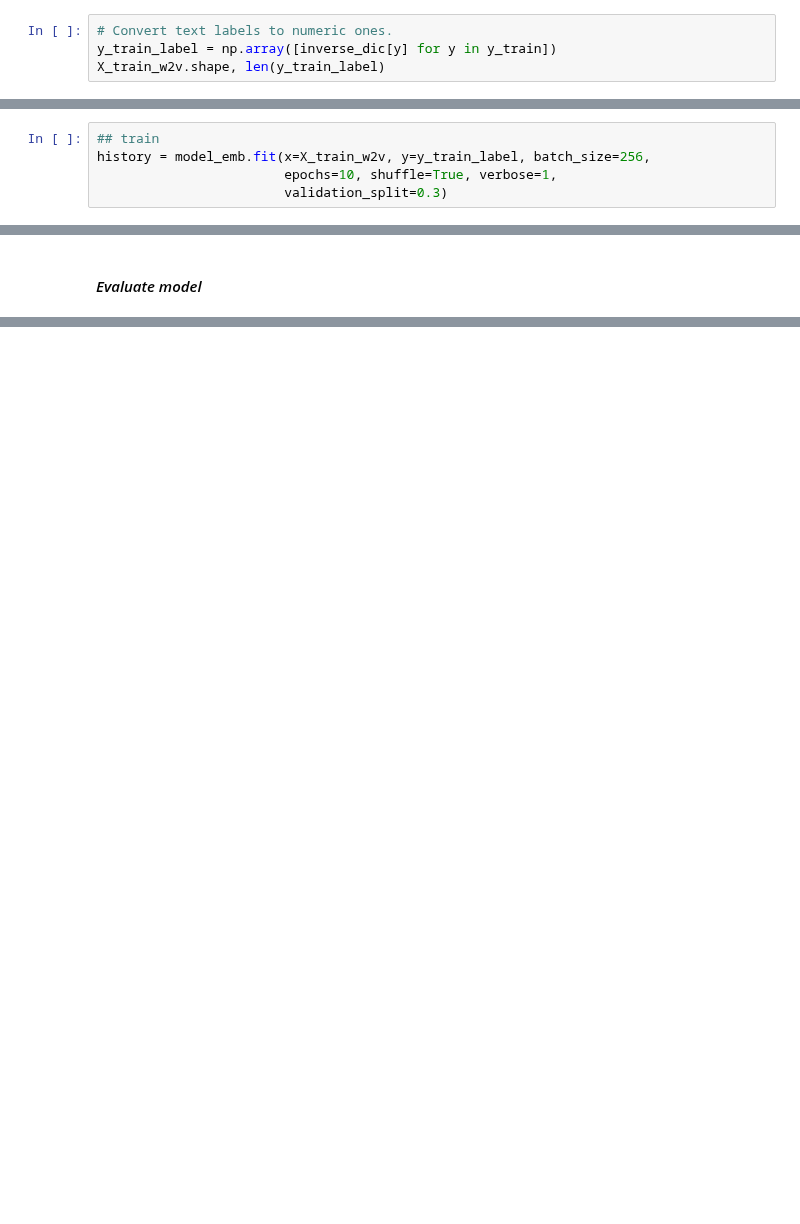
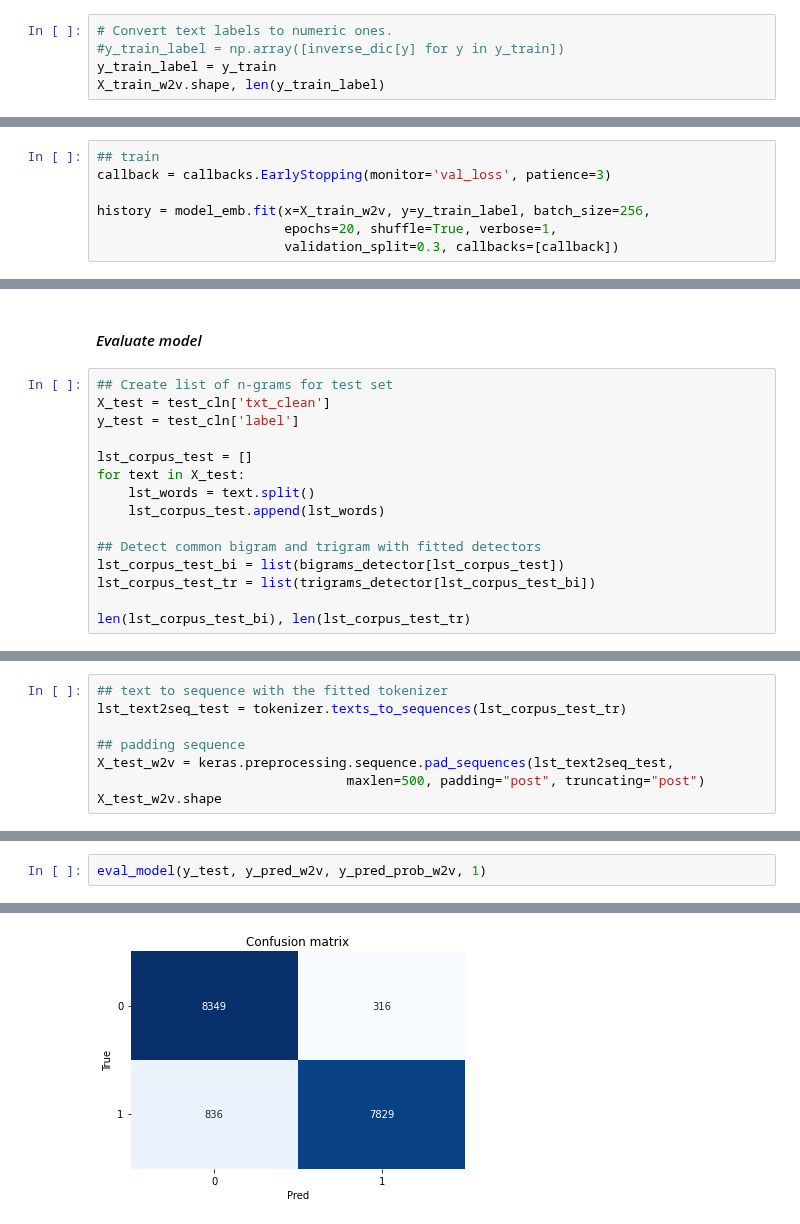
Before and after one commit to ShiuLab/plant_sci_hist, a Jupyter notebook: 2_text_classify/script_text_classify_w2v.ipynb, the cells around one changed output, grey strips where cells are left out. Cells and saved outputs as stored; diff of their text form; blank space fills up the shorter version.

```diff
--- a/2_text_classify/script_text_classify_w2v.ipynb
+++ b/2_text_classify/script_text_classify_w2v.ipynb
@@ -531,4 +564,5 @@ inverse_dic
 # %%
 # Convert text labels to numeric ones.
-y_train_label = np.array([inverse_dic[y] for y in y_train])
+#y_train_label = np.array([inverse_dic[y] for y in y_train])
+y_train_label = y_train
 X_train_w2v.shape, len(y_train_label)
@@ -536,6 +572,8 @@ X_train_w2v.shape, len(y_train_label)
 #### _Train model_
 # %%
 ## train
+callback = callbacks.EarlyStopping(monitor='val_loss', patience=3)
+
 history = model_emb.fit(x=X_train_w2v, y=y_train_label, batch_size=256,
-                        epochs=10, shuffle=True, verbose=1,
-                        validation_split=0.3)
+                        epochs=20, shuffle=True, verbose=1,
+                        validation_split=0.3, callbacks=[callback])
@@ -556,2 +653,17 @@ plt.show()
 # %% [markdown]
 #### _Evaluate model_
+# %%
+## Create list of n-grams for test set
+X_test = test_cln['txt_clean']
+y_test = test_cln['label']
+
+lst_corpus_test = []
+for text in X_test:
+    lst_words = text.split()
+    lst_corpus_test.append(lst_words)
+
+## Detect common bigram and trigram with fitted detectors
+lst_corpus_test_bi = list(bigrams_detector[lst_corpus_test])
+lst_corpus_test_tr = list(trigrams_detector[lst_corpus_test_bi])
+
+len(lst_corpus_test_bi), len(lst_corpus_test_tr)
@@ -557,0 +672,8 @@ plt.show()
+# %%
+## text to sequence with the fitted tokenizer
+lst_text2seq_test = tokenizer.texts_to_sequences(lst_corpus_test_tr)
+
+## padding sequence
+X_test_w2v = keras.preprocessing.sequence.pad_sequences(lst_text2seq_test,
+                                maxlen=500, padding="post", truncating="post")
+X_test_w2v.shape
@@ -564,0 +761,3 @@ eval(y_test, y_pred_w2v, y_pred_prob_w2v, plot_auc=1)
+# %%
+eval_model(y_test, y_pred_w2v, y_pred_prob_w2v, 1)
+# %% [output]
@@ -564,0 +774 @@ eval(y_test, y_pred_w2v, y_pred_prob_w2v, plot_auc=1)
+[figure, added]
```
Also changed, not shown: parts of 37 cells of this notebook, 1 other file.
